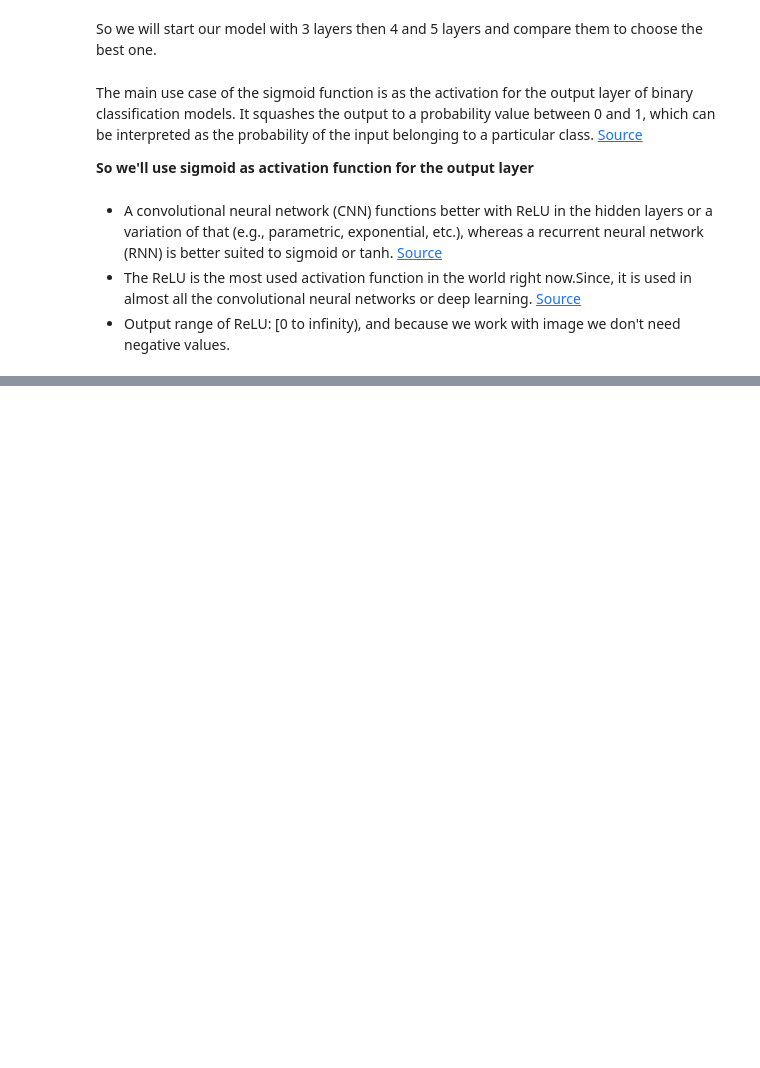
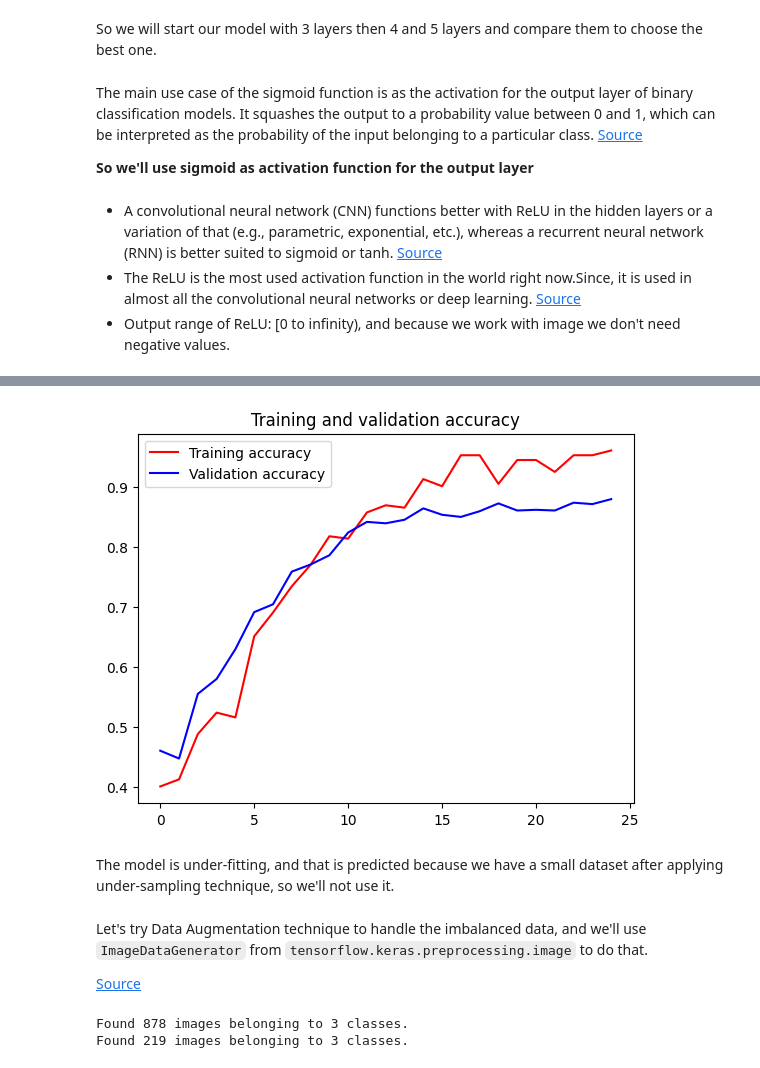
Before and after one commit to mrayyan2001/Lung-Cancer-Detection, a Jupyter notebook: main.ipynb, the cells around one changed output, grey strips where cells are left out. Saved outputs shown, nothing was run; the diff lists cells and outputs as text; code cells hidden in the pictures; blank space fills up the shorter version.

```diff
--- a/main.ipynb
+++ b/main.ipynb
@@ -391,0 +585,12 @@ model.evaluate(X_test, y_test_encoded)
+# %%
+model2.compile(
+    optimizer="rmsprop", loss="sparse_categorical_crossentropy", metrics=["accuracy"]
+)
+# %%
+history = model2.fit(
+    X_train,
+    y_train_encoded,
+    epochs=25,
+    batch_size=32,
+    validation_data=(X_test, y_test_encoded),
+)
@@ -391,0 +616,19 @@ model.evaluate(X_test, y_test_encoded)
+# %%
+acc = history.history['accuracy']
+val_acc = history.history['val_accuracy']
+
+epochs = range(len(acc))
+
+plt.plot(epochs, acc, 'r', label='Training accuracy')
+plt.plot(epochs, val_acc, 'b', label='Validation accuracy')
+plt.title('Training and validation accuracy')
+plt.legend(loc=0)
+plt.show()
+# %% [output]
+[figure, added]
+# %% [markdown]
+The model is under-fitting, and that is predicted because we have a small dataset after applying under-sampling technique, so we'll not use it.
+# %% [markdown]
+Let's try Data Augmentation technique to handle the imbalanced data, and we'll use `ImageDataGenerator` from `tensorflow.keras.preprocessing.image` to do that.
+
+[Source](https://www.tensorflow.org/api_docs/python/tf/keras/preprocessing/image/ImageDataGenerator)
@@ -391,0 +637,25 @@ model.evaluate(X_test, y_test_encoded)
+# %%
+# Image directory path in Google Drive
+IMAGES_DIR = "./The IQ-OTHNCCD lung cancer dataset/"
+
+# Define the data generator for training images
+training_datagen = ImageDataGenerator(rescale=1.0 / 255, validation_split=0.2)
+
+# Generate batches of augmented training data
+train_generator = training_datagen.flow_from_directory(
+    IMAGES_DIR,
+    target_size=(128, 128),
+    class_mode="categorical",
+    subset="training",  # Specify that this is the training subset
+)
+
+# Generate batches of augmented validation data
+validation_generator = training_datagen.flow_from_directory(
+    IMAGES_DIR,
+    target_size=(128, 128),
+    class_mode="categorical",
+    subset="validation",  # Specify that this is the validation subset
+)
+# %% [output]
+Found 878 images belonging to 3 classes.
+Found 219 images belonging to 3 classes.
```
Also changed, not shown: parts of 41 cells of this notebook, 2 other files.
